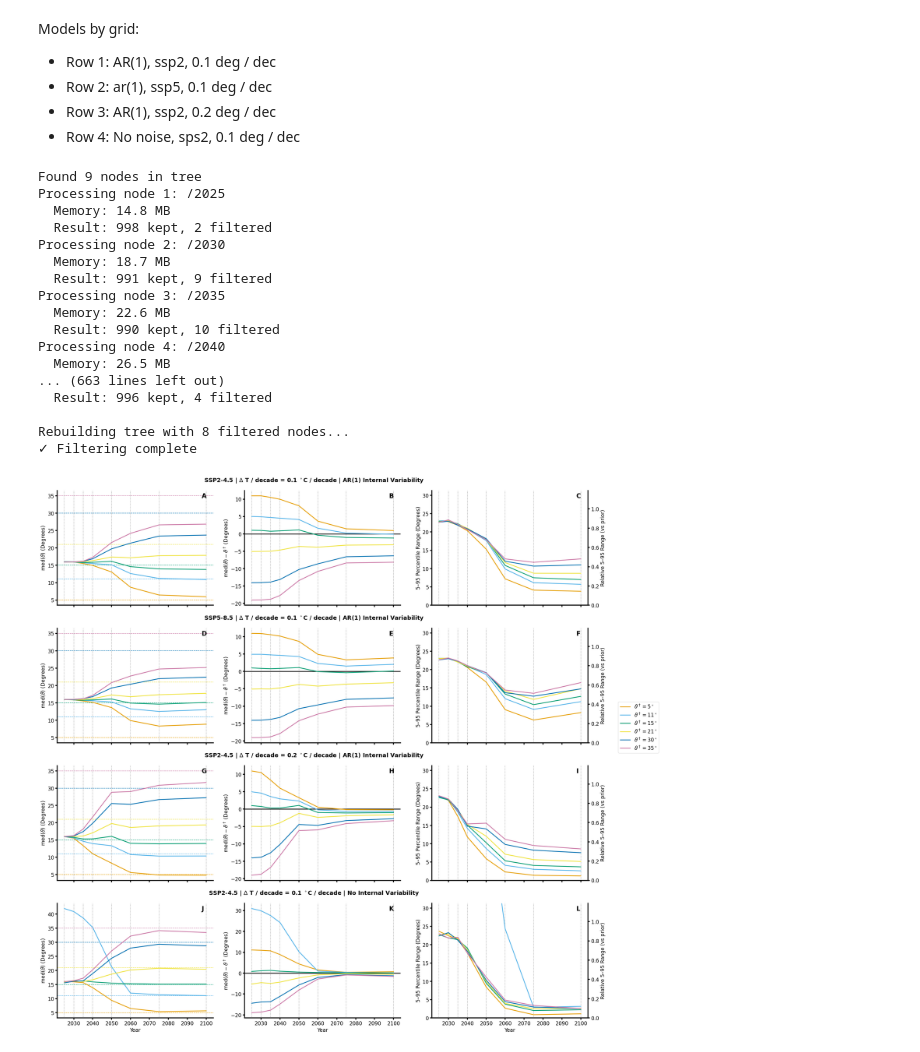
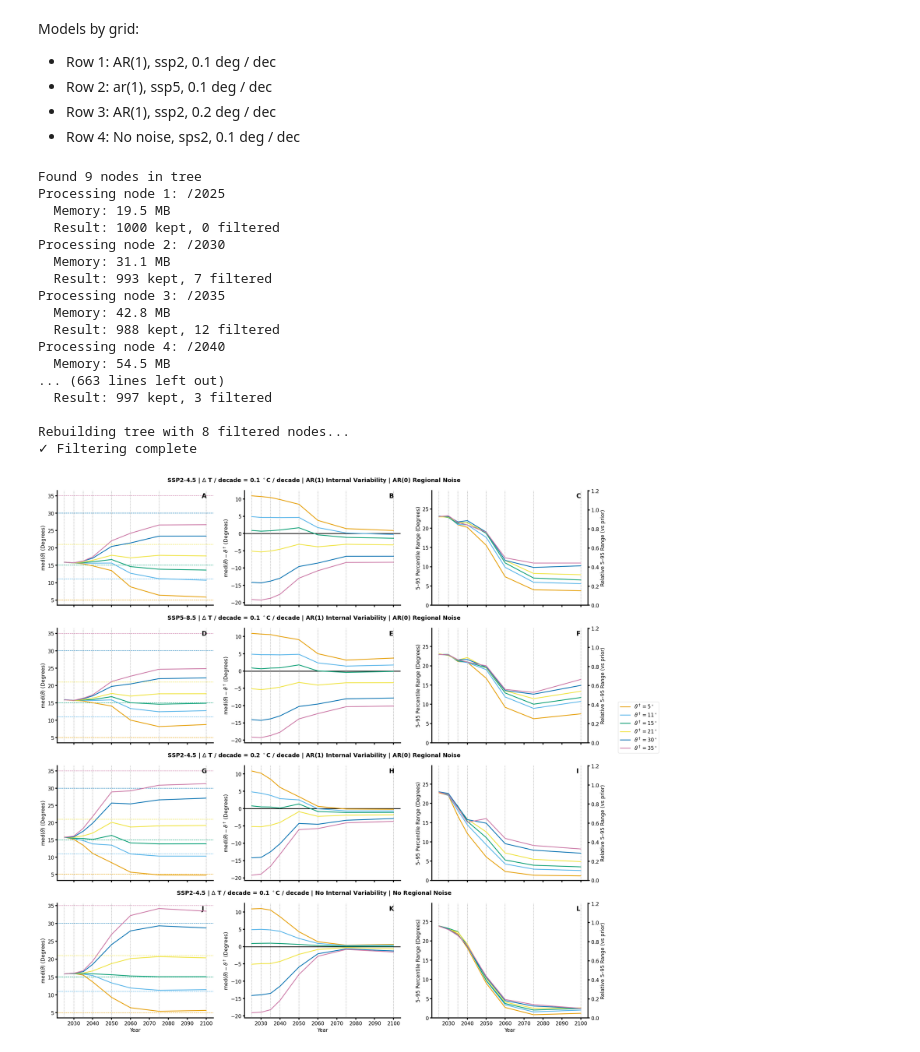
Before and after one commit to adam-bauer-34/learning_sai, a Jupyter notebook: analysis/notebooks/grid-bias-error.ipynb, the cells around one changed output. Saved outputs shown, nothing was run; the diff lists cells and outputs as text; code cells hidden in the pictures.

Commit message:
feat: new regional noise model implemented, checked, and run

```diff
--- a/analysis/notebooks/grid-bias-error.ipynb
+++ b/analysis/notebooks/grid-bias-error.ipynb
@@ -30,7 +30,7 @@ plt.rcParams.update(presets)
 # %%
 presets, basefile = get_presets()
 plt.rcParams.update(presets)
-SAVE_FIGS = False
+SAVE_FIGS = True
 # %% [markdown]
 Models by grid:
 - Row 1: AR(1), ssp2, 0.1 deg / dec
@@ -43,7 +43,7 @@ panel_configs = {
     'pco2geowc_ssp245_ar1': {
         'prefix': 'var-assim-output',
         'ssp': 'ssp245',
-        'model': 'pco2geowc',
+        'model': 'pco2geowc_reg',
         'noise_model': 'AR1',
         'degpdec': 0.1
     },
@@ -51,7 +51,7 @@ panel_configs = {
     'pco2geowc_ssp585_ar1': {
         'prefix': 'var-assim-output',
         'ssp': 'ssp585',
-        'model': 'pco2geowc',
+        'model': 'pco2geowc_reg',
         'noise_model': 'AR1',
         'degpdec': 0.1
     },
@@ -59,7 +59,7 @@ panel_configs = {
     'pco2geowc_ssp245_ar1_repeat': {
         'prefix': 'var-assim-output',
         'ssp': 'ssp245',
-        'model': 'pco2geowc',
+        'model': 'pco2geowc_reg',
         'noise_model': 'AR1',
         'degpdec': 0.2
     },
@@ -75,7 +75,7 @@ panel_configs = {
 
 # properties that are constant across models
 angles_file = ['5', '11', '15', '21', '30', '35']
-reg_noises = [False, False, False, False]
+reg_noises = [True, True, True, False]
 ECS = 3.0
 NYRSRAMP = 50
 windowing_config = 'ws_gradual'
@@ -201,39 +201,39 @@ angles_filtered = filter_by_max_conceivable(angles, ANGLE_MAX_CONCEIVABLE)
 # %% [output]
 Found 9 nodes in tree
 Processing node 1: /2025
-  Memory: 14.8 MB
-  Result: 998 kept, 2 filtered
+  Memory: 19.5 MB
+  Result: 1000 kept, 0 filtered
 Processing node 2: /2030
-  Memory: 18.7 MB
-  Result: 991 kept, 9 filtered
+  Memory: 31.1 MB
+  Result: 993 kept, 7 filtered
 Processing node 3: /2035
-  Memory: 22.6 MB
-  Result: 990 kept, 10 filtered
+  Memory: 42.8 MB
+  Result: 988 kept, 12 filtered
 Processing node 4: /2040
-  Memory: 26.5 MB
+  Memory: 54.5 MB
 ... (663 lines left out)
-  Result: 996 kept, 4 filtered
+  Result: 997 kept, 3 filtered
 
 Rebuilding tree with 8 filtered nodes...
 ✓ Filtering complete
 # %%
 row_titles = [
-    r'SSP2-4.5 | $\Delta$ T / decade = 0.1 $^\circ$C / decade | AR(1) Internal Variability',
-    r'SSP5-8.5 | $\Delta$ T / decade = 0.1 $^\circ$C / decade | AR(1) Internal Variability',
-    r'SSP2-4.5 | $\Delta$ T / decade = 0.2 $^\circ$C / decade | AR(1) Internal Variability',
-    r'SSP2-4.5 | $\Delta$ T / decade = 0.1 $^\circ$C / decade | No Internal Variability',
+    r'SSP2-4.5 | $\Delta$ T / decade = 0.1 $^\circ$C / decade | AR(1) Internal Variability | AR(0) Regional Noise',
+    r'SSP5-8.5 | $\Delta$ T / decade = 0.1 $^\circ$C / decade | AR(1) Internal Variability | AR(0) Regional Noise',
+    r'SSP2-4.5 | $\Delta$ T / decade = 0.2 $^\circ$C / decade | AR(1) Internal Variability | AR(0) Regional Noise',
+    r'SSP2-4.5 | $\Delta$ T / decade = 0.1 $^\circ$C / decade | No Internal Variability | No Regional Noise',
 ]
 # %%
 PLO = 5
 PHIGH = 95
 
 _, _ = make_grid_plot(angles, angles_tr, angles_prior, angles_file,
                      winds, PLO=PLO, PHI=PHIGH,
                      row_titles=row_titles,
                      save_figs=SAVE_FIGS,
-                     fname=f'grid-bias-error-newcal-{windowing_config}-TMIN{TMIN}-Nens{Nens}-{PLO}-{PHIGH}range',
+                     fname=f'grid-bias-error-reg-{windowing_config}-TMIN{TMIN}-Nens{Nens}-{PLO}-{PHIGH}range',
                      YLIM_OFFSET=5)
 
 plt.show()
 # %% [output]
-[figure, old version]
+[figure, new version]
```
Also changed, not shown: parts of 2 cells of this notebook, 8 other files.
